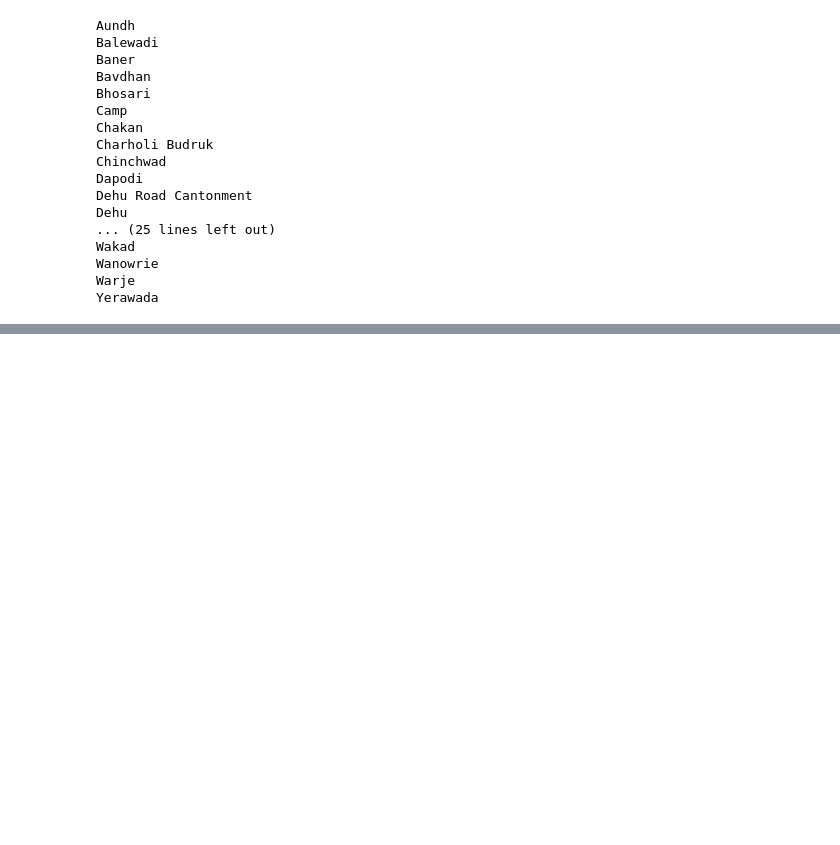
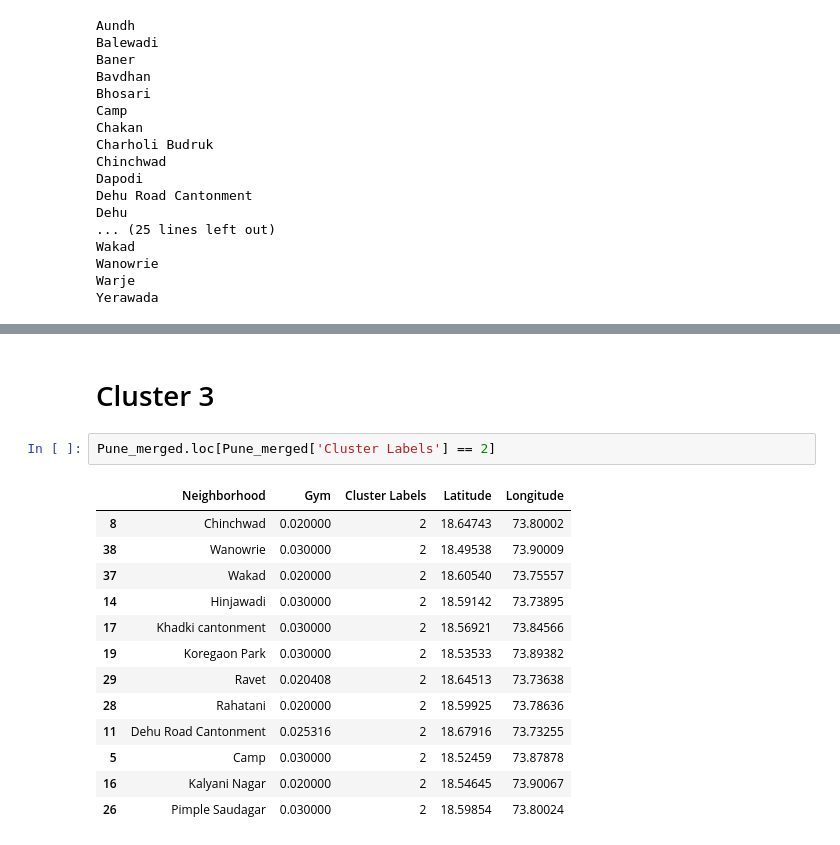
Before and after one commit to omkarnagarkar55/Coursera_Capstone, a Jupyter notebook: Final project.ipynb, the cells around one changed output, grey strips where cells are left out. Drawn from its saved outputs; the diff is of its cells as text; blank space fills up the shorter version.

```diff
--- a/Final project.ipynb
+++ b/Final project.ipynb
@@ -305,0 +539,18 @@ array(['Bookstore', 'Dessert Shop', 'English Restaurant', 'Coffee Shop',
+# %% [markdown]
+# Cluster 3
+# %%
+Pune_merged.loc[Pune_merged['Cluster Labels'] == 2]
+# %% [output]
+|  | Neighborhood | Gym | Cluster Labels | Latitude | Longitude |
+| 8 | Chinchwad | 0.020000 | 2 | 18.64743 | 73.80002 |
+| 38 | Wanowrie | 0.030000 | 2 | 18.49538 | 73.90009 |
+| 37 | Wakad | 0.020000 | 2 | 18.60540 | 73.75557 |
+| 14 | Hinjawadi | 0.030000 | 2 | 18.59142 | 73.73895 |
+| 17 | Khadki cantonment | 0.030000 | 2 | 18.56921 | 73.84566 |
+| 19 | Koregaon Park | 0.030000 | 2 | 18.53533 | 73.89382 |
+| 29 | Ravet | 0.020408 | 2 | 18.64513 | 73.73638 |
+| 28 | Rahatani | 0.020000 | 2 | 18.59925 | 73.78636 |
+| 11 | Dehu Road Cantonment | 0.025316 | 2 | 18.67916 | 73.73255 |
+| 5 | Camp | 0.030000 | 2 | 18.52459 | 73.87878 |
+| 16 | Kalyani Nagar | 0.020000 | 2 | 18.54645 | 73.90067 |
+| 26 | Pimple Saudagar | 0.030000 | 2 | 18.59854 | 73.80024 |
```
Also changed, not shown: parts of 39 cells of this notebook.
